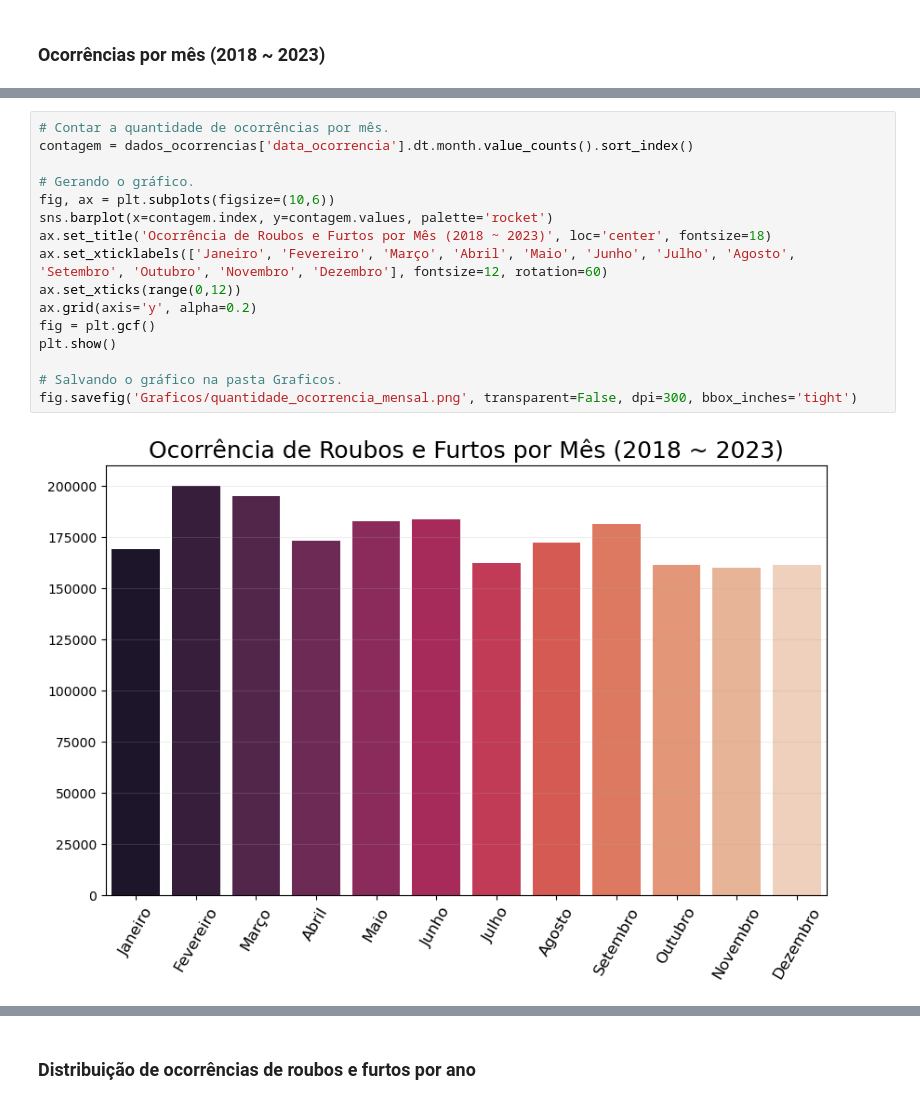
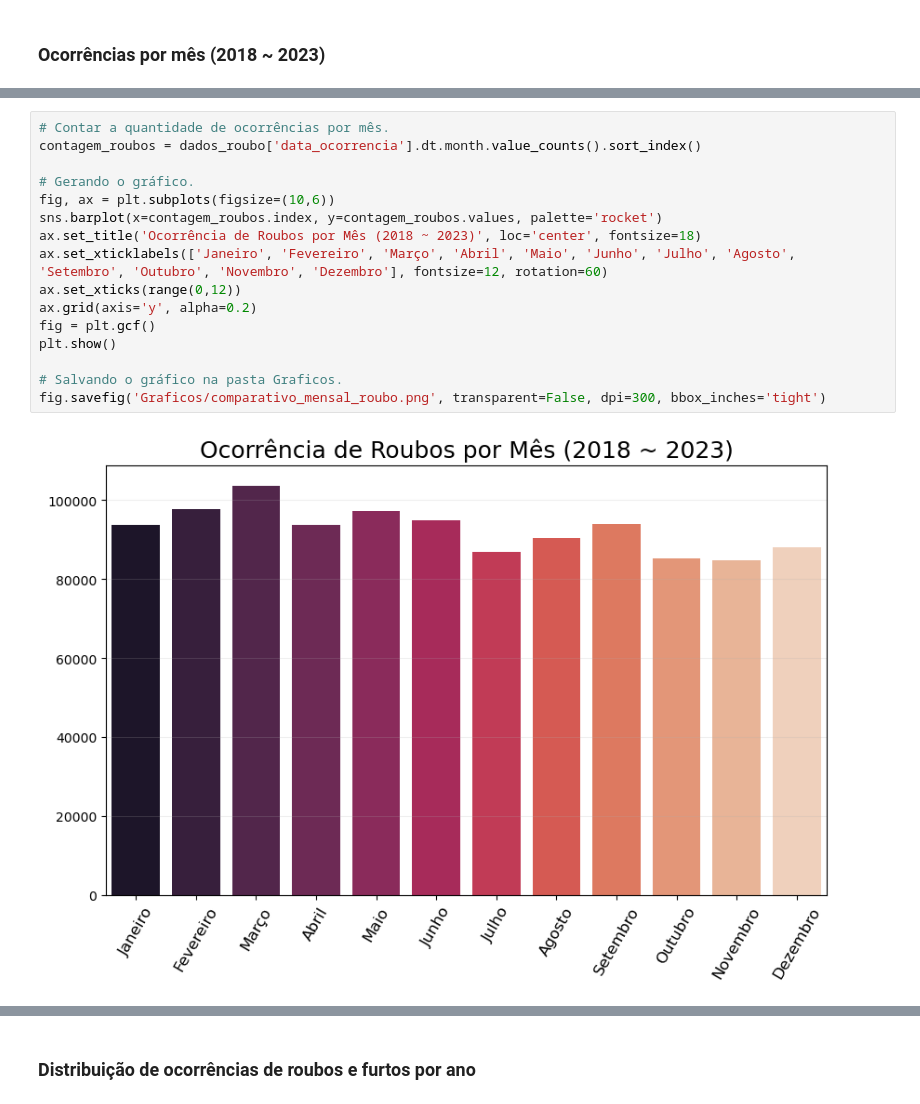
Before and after one commit to anderdot/previsao-crimes, a Jupyter notebook: Analises/Modelo Preditiva.ipynb, the cells around one changed output, grey strips where cells are left out. Saved outputs shown, nothing was run; the diff lists cells and outputs as text.

```diff
--- a/Analises/Modelo Preditiva.ipynb
+++ b/Analises/Modelo Preditiva.ipynb
@@ -300,18 +318,18 @@ dados_ocorrencias.reset_index(drop=True, inplace= True)
 # %%
 # Contar a quantidade de ocorrências por mês.
-contagem = dados_ocorrencias['data_ocorrencia'].dt.month.value_counts().sort_index()
+contagem_roubos = dados_roubo['data_ocorrencia'].dt.month.value_counts().sort_index()
 
 # Gerando o gráfico.
 fig, ax = plt.subplots(figsize=(10,6))
-sns.barplot(x=contagem.index, y=contagem.values, palette='rocket')
-ax.set_title('Ocorrência de Roubos e Furtos por Mês (2018 ~ 2023)', loc='center', fontsize=18)
+sns.barplot(x=contagem_roubos.index, y=contagem_roubos.values, palette='rocket')
+ax.set_title('Ocorrência de Roubos por Mês (2018 ~ 2023)', loc='center', fontsize=18)
 ax.set_xticklabels(['Janeiro', 'Fevereiro', 'Março', 'Abril', 'Maio', 'Junho', 'Julho', 'Agosto', 'Setembro', 'Outubro', 'Novembro', 'Dezembro'], fontsize=12, rotation=60)
 ax.set_xticks(range(0,12))
 ax.grid(axis='y', alpha=0.2)
 fig = plt.gcf()
 plt.show()
 
 # Salvando o gráfico na pasta Graficos.
-fig.savefig('Graficos/quantidade_ocorrencia_mensal.png', transparent=False, dpi=300, bbox_inches='tight')
+fig.savefig('Graficos/comparativo_mensal_roubo.png', transparent=False, dpi=300, bbox_inches='tight')
 # %% [output]
-[figure, old version]
+[figure, new version]
```
Also changed, not shown: parts of 41 cells of this notebook, 7 other files.
